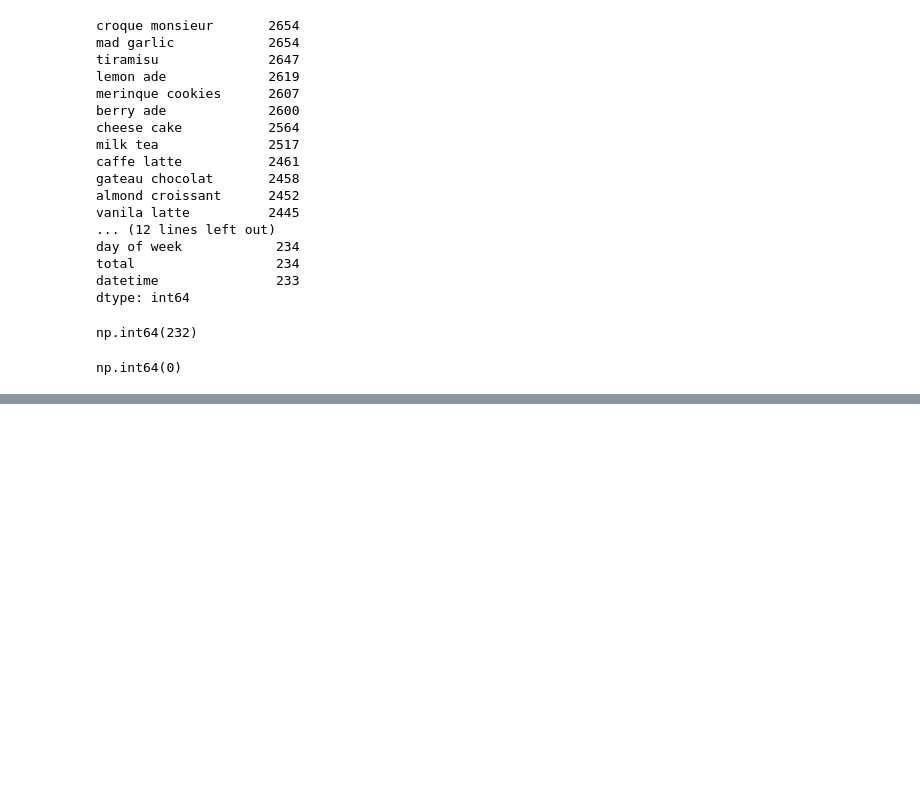
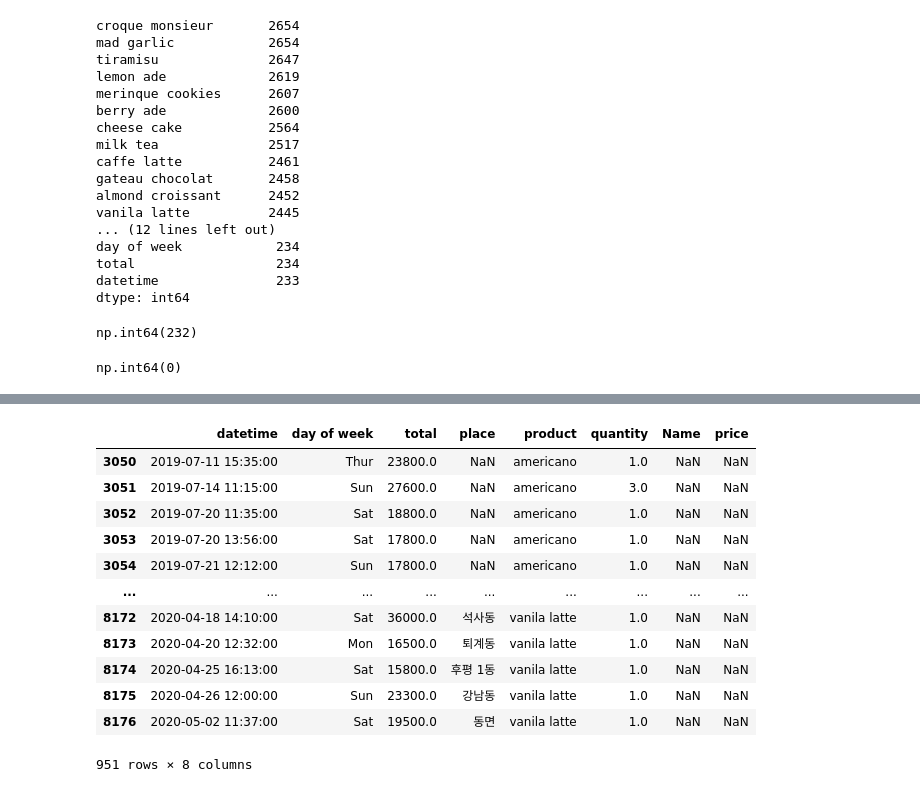
Before and after one commit to luciatejera1992/Panaderia-, a Jupyter notebook: PANADERIA/EDA.ipynb, the cells around one changed output, grey strips where cells are left out. Saved outputs shown, nothing was run; the diff lists cells and outputs as text; code cells hidden in the pictures; blank space fills up the shorter version.

```diff
--- a/PANADERIA/EDA.ipynb
+++ b/PANADERIA/EDA.ipynb
@@ -141,0 +171,23 @@ memory usage: 529.6 KB
+# %%
+df = sales_long.merge(
+    dfprice,
+    left_on='product',
+    right_on='Name',
+    how='left'
+)
+# %%
+df[df['price'].isnull()]
+# %% [output]
+|  | datetime | day of week | total | place | product | quantity | Name | price |
+| 3050 | 2019-07-11 15:35:00 | Thur | 23800.0 | NaN | americano | 1.0 | NaN | NaN |
+| 3051 | 2019-07-14 11:15:00 | Sun | 27600.0 | NaN | americano | 3.0 | NaN | NaN |
+| 3052 | 2019-07-20 11:35:00 | Sat | 18800.0 | NaN | americano | 1.0 | NaN | NaN |
+| 3053 | 2019-07-20 13:56:00 | Sat | 17800.0 | NaN | americano | 1.0 | NaN | NaN |
+| 3054 | 2019-07-21 12:12:00 | Sun | 17800.0 | NaN | americano | 1.0 | NaN | NaN |
+| ... | ... | ... | ... | ... | ... | ... | ... | ... |
+| 8172 | 2020-04-18 14:10:00 | Sat | 36000.0 | 석사동 | vanila latte | 1.0 | NaN | NaN |
+| 8173 | 2020-04-20 12:32:00 | Mon | 16500.0 | 퇴계동 | vanila latte | 1.0 | NaN | NaN |
+| 8174 | 2020-04-25 16:13:00 | Sat | 15800.0 | 후평 1동 | vanila latte | 1.0 | NaN | NaN |
+| 8175 | 2020-04-26 12:00:00 | Sun | 23300.0 | 강남동 | vanila latte | 1.0 | NaN | NaN |
+| 8176 | 2020-05-02 11:37:00 | Sat | 19500.0 | 동면 | vanila latte | 1.0 | NaN | NaN |
+951 rows × 8 columns
```
Also changed, not shown: parts of 20 cells of this notebook.
